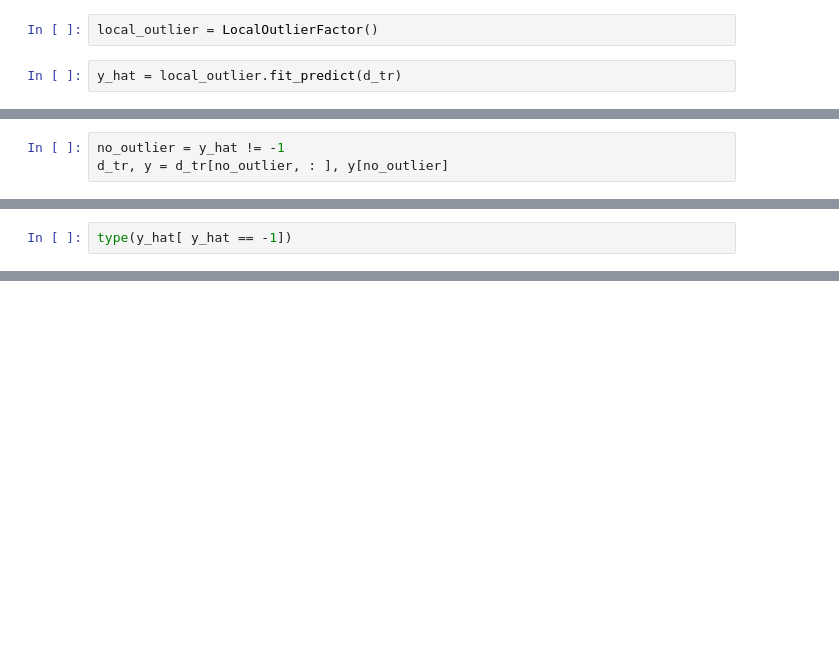
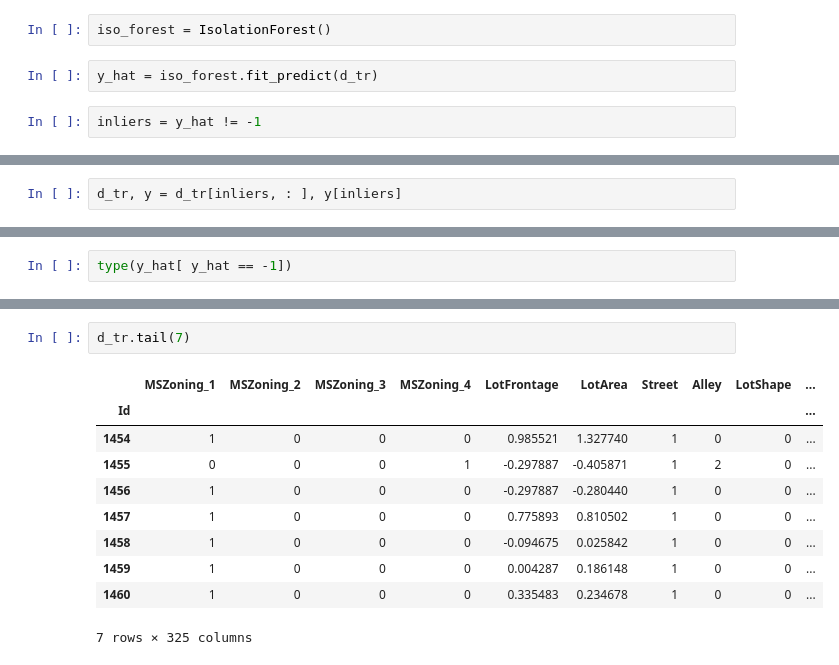
Before and after one commit to antirrabia/Data-Mining, a Jupyter notebook: notebooks/HousePrices.ipynb, the cells around one changed output, grey strips where cells are left out. Cells and saved outputs as stored; diff of their text form; blank space fills up the shorter version.

```diff
--- a/notebooks/HousePrices.ipynb
+++ b/notebooks/HousePrices.ipynb
@@ -811,6 +831,8 @@ d_te.drop(columns='SalePrice', inplace=True)
 # %% [markdown]
 ### Outliers detection
 # %%
-local_outlier = LocalOutlierFactor()
+iso_forest = IsolationForest()
 # %%
-y_hat = local_outlier.fit_predict(d_tr)
+y_hat = iso_forest.fit_predict(d_tr)
+# %%
+inliers = y_hat != -1
@@ -817,6 +871,5 @@ y_hat = local_outlier.fit_predict(d_tr)
 # %%
-no_outlier = y_hat != -1
-d_tr, y = d_tr[no_outlier, : ], y[no_outlier]
+d_tr, y = d_tr[inliers, : ], y[inliers]
 # %%
 y_hat[ y_hat == -1].shape
 # %%
@@ -895,0 +890,13 @@ all_d.columns.to_list()
+# %%
+d_tr.tail(7)
+# %% [output]
+|  | MSZoning_1 | MSZoning_2 | MSZoning_3 | MSZoning_4 | LotFrontage | LotArea | Street | Alley | LotShape | ... |
+| Id |  |  |  |  |  |  |  |  |  | ... |
+| 1454 | 1 | 0 | 0 | 0 | 0.985521 | 1.327740 | 1 | 0 | 0 | ... |
+| 1455 | 0 | 0 | 0 | 1 | -0.297887 | -0.405871 | 1 | 2 | 0 | ... |
+| 1456 | 1 | 0 | 0 | 0 | -0.297887 | -0.280440 | 1 | 0 | 0 | ... |
+| 1457 | 1 | 0 | 0 | 0 | 0.775893 | 0.810502 | 1 | 0 | 0 | ... |
+| 1458 | 1 | 0 | 0 | 0 | -0.094675 | 0.025842 | 1 | 0 | 0 | ... |
+| 1459 | 1 | 0 | 0 | 0 | 0.004287 | 0.186148 | 1 | 0 | 0 | ... |
+| 1460 | 1 | 0 | 0 | 0 | 0.335483 | 0.234678 | 1 | 0 | 0 | ... |
+7 rows × 325 columns
```
Also changed, not shown: parts of 24 cells of this notebook.
